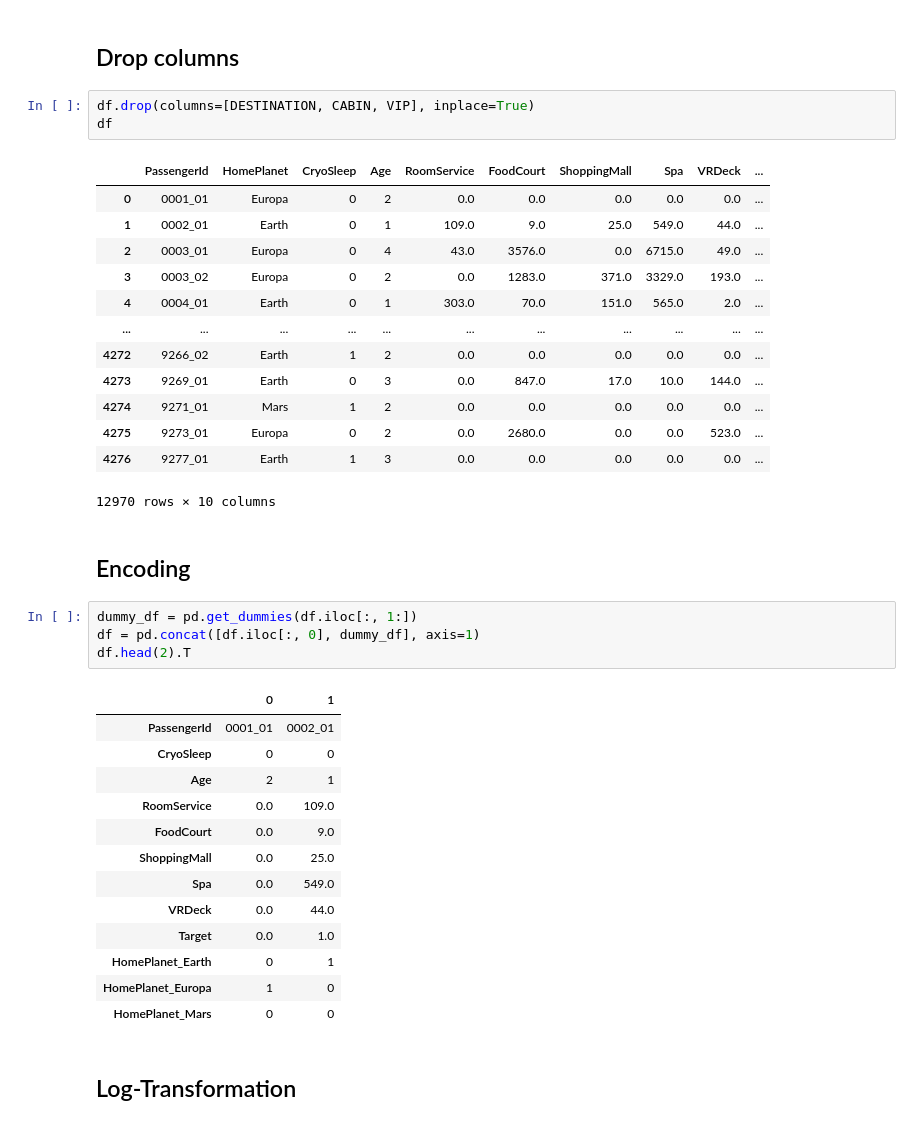
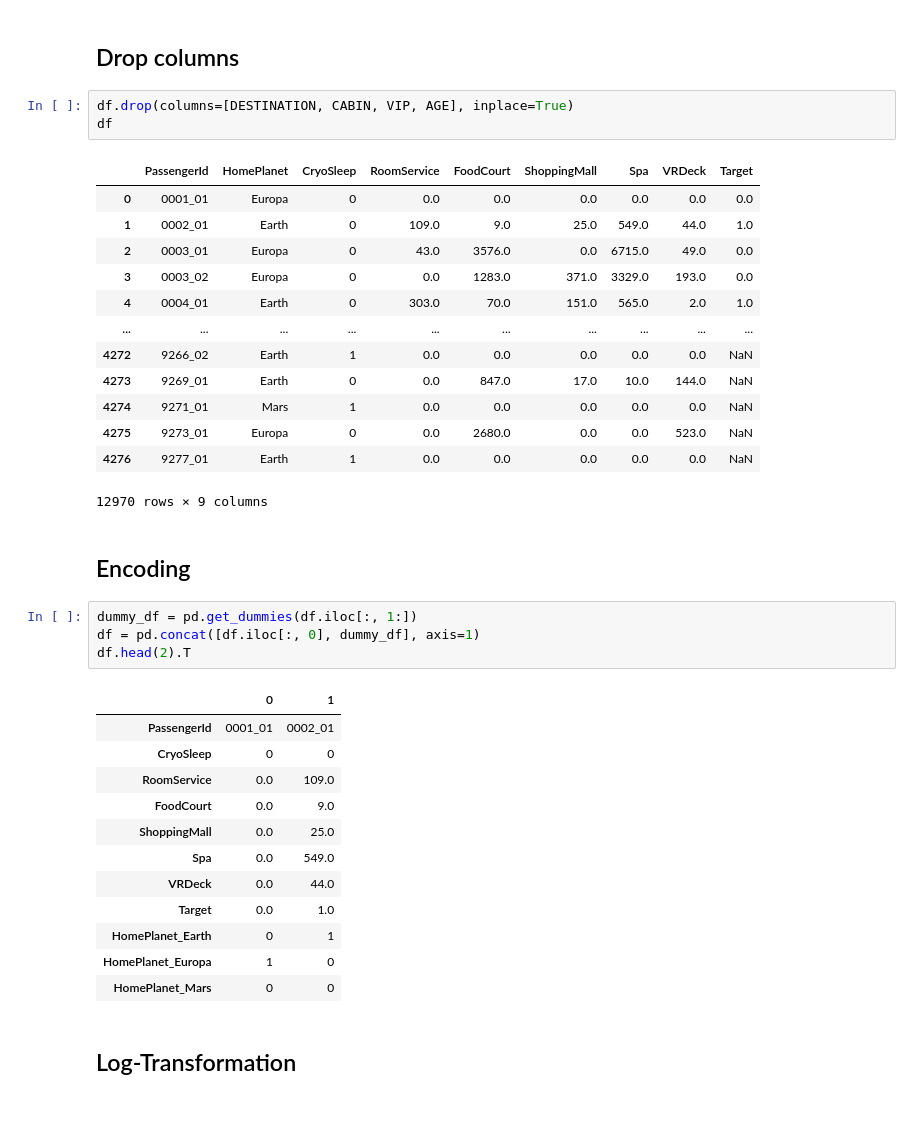
Before and after one commit to enricogoerlitz/ML-Models, a Jupyter notebook: Machine Learning Projects/01_Kaggle_Data_Projects_And_Competitions/04_Spaceship_Titanic/notebooks/02_2_data_preprocessing.ipynb, the cells around one changed output. Cells and saved outputs as stored; diff of their text form.

```diff
--- a/Machine Learning Projects/01_Kaggle_Data_Projects_And_Competitions/04_Spaceship_Titanic/notebooks/02_2_data_preprocessing.ipynb
+++ b/Machine Learning Projects/01_Kaggle_Data_Projects_And_Competitions/04_Spaceship_Titanic/notebooks/02_2_data_preprocessing.ipynb
@@ -573,22 +573,22 @@ dtype('float64')
 # %% [markdown]
 ## Drop columns
 # %%
-df.drop(columns=[DESTINATION, CABIN, VIP], inplace=True)
+df.drop(columns=[DESTINATION, CABIN, VIP, AGE], inplace=True)
 df
 # %% [output]
-|  | PassengerId | HomePlanet | CryoSleep | Age | RoomService | FoodCourt | ShoppingMall | Spa | VRDeck | ... |
-| 0 | 0001_01 | Europa | 0 | 2 | 0.0 | 0.0 | 0.0 | 0.0 | 0.0 | ... |
-| 1 | 0002_01 | Earth | 0 | 1 | 109.0 | 9.0 | 25.0 | 549.0 | 44.0 | ... |
-| 2 | 0003_01 | Europa | 0 | 4 | 43.0 | 3576.0 | 0.0 | 6715.0 | 49.0 | ... |
-| 3 | 0003_02 | Europa | 0 | 2 | 0.0 | 1283.0 | 371.0 | 3329.0 | 193.0 | ... |
-| 4 | 0004_01 | Earth | 0 | 1 | 303.0 | 70.0 | 151.0 | 565.0 | 2.0 | ... |
-| ... | ... | ... | ... | ... | ... | ... | ... | ... | ... | ... |
-| 4272 | 9266_02 | Earth | 1 | 2 | 0.0 | 0.0 | 0.0 | 0.0 | 0.0 | ... |
-| 4273 | 9269_01 | Earth | 0 | 3 | 0.0 | 847.0 | 17.0 | 10.0 | 144.0 | ... |
-| 4274 | 9271_01 | Mars | 1 | 2 | 0.0 | 0.0 | 0.0 | 0.0 | 0.0 | ... |
-| 4275 | 9273_01 | Europa | 0 | 2 | 0.0 | 2680.0 | 0.0 | 0.0 | 523.0 | ... |
-| 4276 | 9277_01 | Earth | 1 | 3 | 0.0 | 0.0 | 0.0 | 0.0 | 0.0 | ... |
+|  | PassengerId | HomePlanet | CryoSleep | RoomService | FoodCourt | ShoppingMall | Spa | VRDeck | Target |
+| 0 | 0001_01 | Europa | 0 | 0.0 | 0.0 | 0.0 | 0.0 | 0.0 | 0.0 |
+| 1 | 0002_01 | Earth | 0 | 109.0 | 9.0 | 25.0 | 549.0 | 44.0 | 1.0 |
+| 2 | 0003_01 | Europa | 0 | 43.0 | 3576.0 | 0.0 | 6715.0 | 49.0 | 0.0 |
+| 3 | 0003_02 | Europa | 0 | 0.0 | 1283.0 | 371.0 | 3329.0 | 193.0 | 0.0 |
+| 4 | 0004_01 | Earth | 0 | 303.0 | 70.0 | 151.0 | 565.0 | 2.0 | 1.0 |
+| ... | ... | ... | ... | ... | ... | ... | ... | ... | ... |
+| 4272 | 9266_02 | Earth | 1 | 0.0 | 0.0 | 0.0 | 0.0 | 0.0 | NaN |
+| 4273 | 9269_01 | Earth | 0 | 0.0 | 847.0 | 17.0 | 10.0 | 144.0 | NaN |
+| 4274 | 9271_01 | Mars | 1 | 0.0 | 0.0 | 0.0 | 0.0 | 0.0 | NaN |
+| 4275 | 9273_01 | Europa | 0 | 0.0 | 2680.0 | 0.0 | 0.0 | 523.0 | NaN |
+| 4276 | 9277_01 | Earth | 1 | 0.0 | 0.0 | 0.0 | 0.0 | 0.0 | NaN |
-12970 rows × 10 columns
+12970 rows × 9 columns
 # %% [markdown]
 ## Encoding
 # %%
@@ -599,7 +599,6 @@ df.head(2).T
 |  | 0 | 1 |
 | PassengerId | 0001_01 | 0002_01 |
 | CryoSleep | 0 | 0 |
-| Age | 2 | 1 |
 | RoomService | 0.0 | 109.0 |
 | FoodCourt | 0.0 | 9.0 |
 | ShoppingMall | 0.0 | 25.0 |
```
Also changed, not shown: parts of 8 cells of this notebook.
